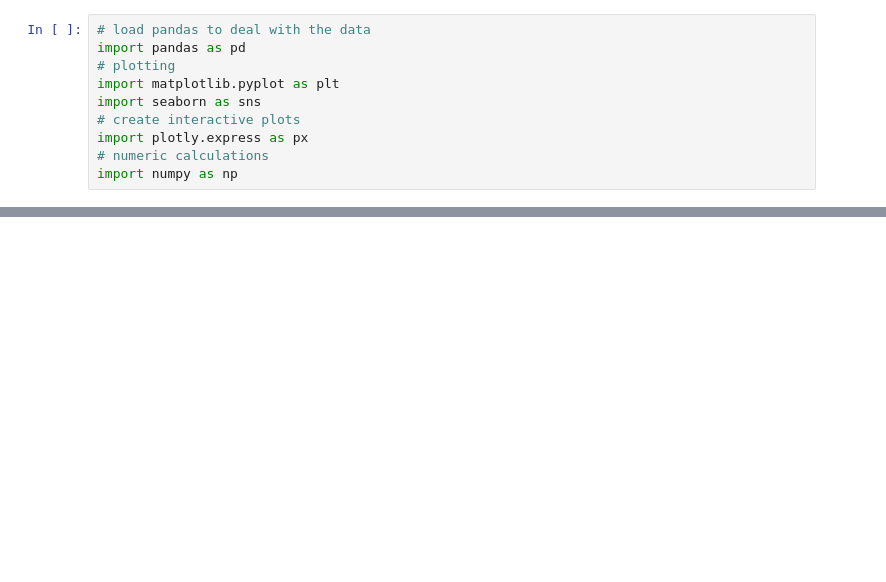
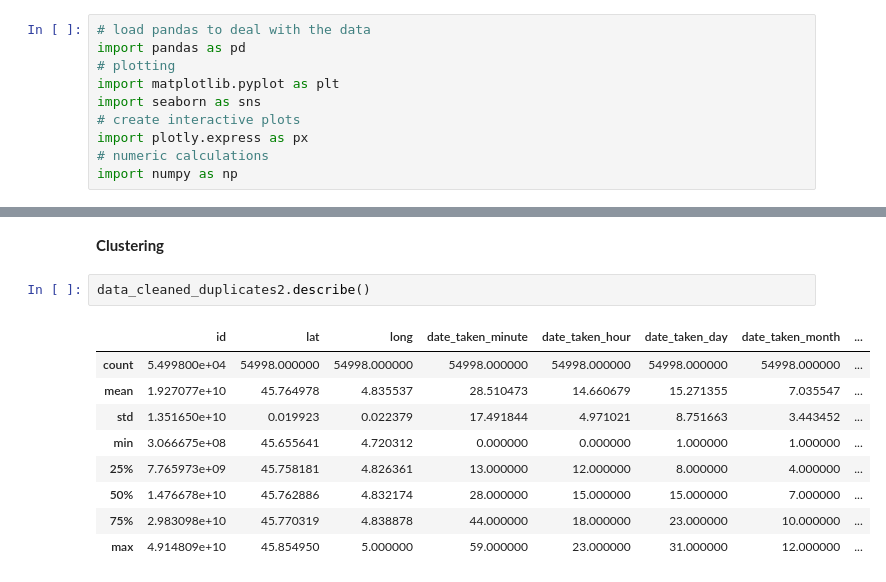
Before and after one commit to Ibra2477/FD_project, a Jupyter notebook: notebook/TP.ipynb, the cells around one changed output, grey strips where cells are left out. Drawn from its saved outputs; the diff is of its cells as text; blank space fills up the shorter version.

```diff
--- a/notebook/TP.ipynb
+++ b/notebook/TP.ipynb
@@ -52,0 +325,14 @@ dtype('int64')
+# %% [markdown]
+**Clustering**
+# %%
+data_cleaned_duplicates2.describe()
+# %% [output]
+|  | id | lat | long | date_taken_minute | date_taken_hour | date_taken_day | date_taken_month | ... |
+| count | 5.499800e+04 | 54998.000000 | 54998.000000 | 54998.000000 | 54998.000000 | 54998.000000 | 54998.000000 | ... |
+| mean | 1.927077e+10 | 45.764978 | 4.835537 | 28.510473 | 14.660679 | 15.271355 | 7.035547 | ... |
+| std | 1.351650e+10 | 0.019923 | 0.022379 | 17.491844 | 4.971021 | 8.751663 | 3.443452 | ... |
+| min | 3.066675e+08 | 45.655641 | 4.720312 | 0.000000 | 0.000000 | 1.000000 | 1.000000 | ... |
+| 25% | 7.765973e+09 | 45.758181 | 4.826361 | 13.000000 | 12.000000 | 8.000000 | 4.000000 | ... |
+| 50% | 1.476678e+10 | 45.762886 | 4.832174 | 28.000000 | 15.000000 | 15.000000 | 7.000000 | ... |
+| 75% | 2.983098e+10 | 45.770319 | 4.838878 | 44.000000 | 18.000000 | 23.000000 | 10.000000 | ... |
+| max | 4.914809e+10 | 45.854950 | 5.000000 | 59.000000 | 23.000000 | 31.000000 | 12.000000 | ... |
```
Also changed, not shown: parts of 11 cells of this notebook.
